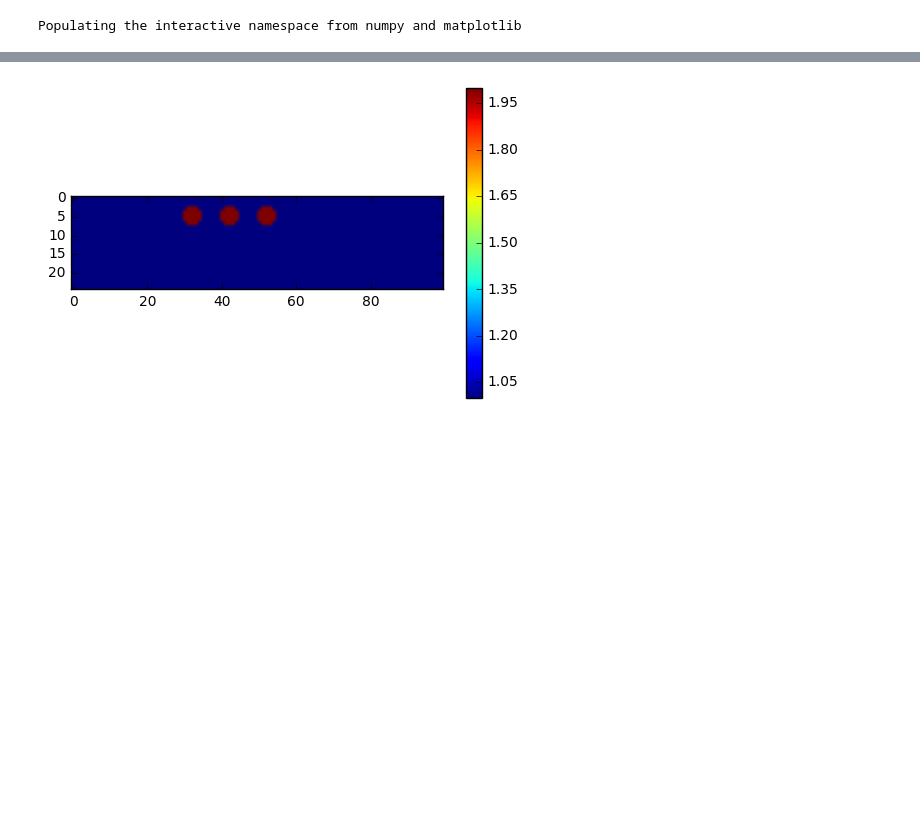
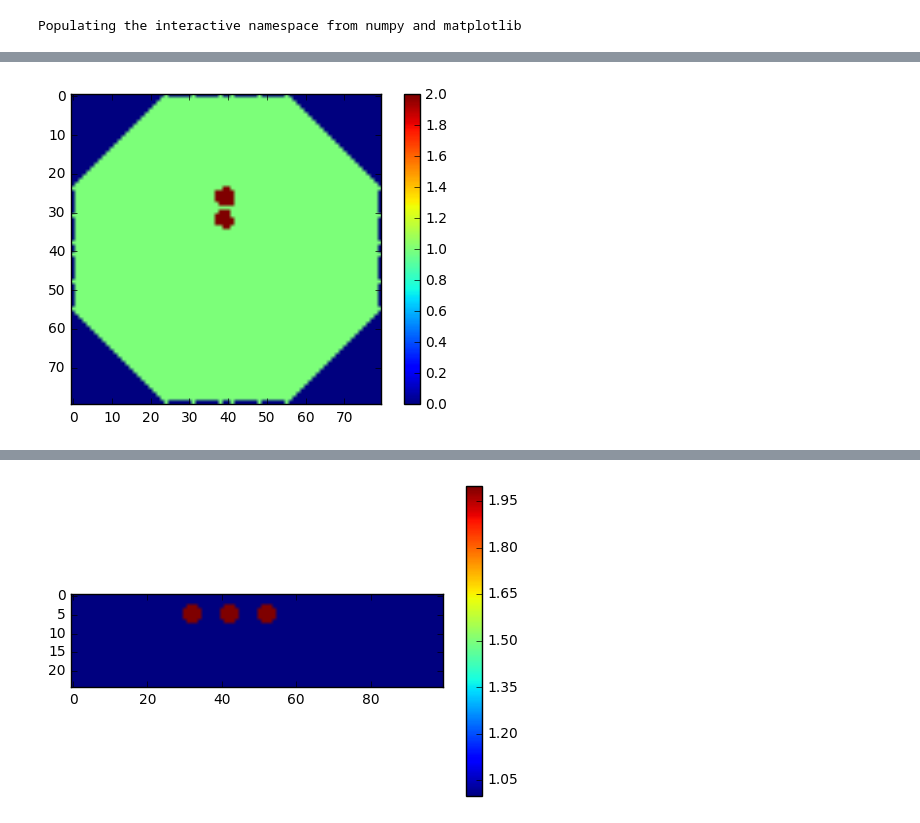
Before and after one commit to nicocarbone/CUDAMCFL, a Jupyter notebook: Bulk_descriptor_creator.ipynb, the cells around one changed output, grey strips where cells are left out. Cells and saved outputs as stored; diff of their text form; code cells hidden in the pictures; blank space fills up the shorter version.

```diff
--- a/Bulk_descriptor_creator.ipynb
+++ b/Bulk_descriptor_creator.ipynb
@@ -99,5 +100,13 @@ def addYZCyl (mat3d, bulk_size, cyl_pos, cyl_r, cyl_x, desc):
                     mat3d[x,y,z] = desc
                     voxel_inside += 1
     print(voxel_inside, mat3d.size)
+# %%
+def XYRotate (inMatrix, angle):
+    size_z = inMatrix.shape[2]
+    rotMatrix = inMatrix
+    for z_depth in range(size_z):
+         rotMatrix[:,:,z_depth] = ndimage.rotate(inMatrix[:,:,z_depth], angle, reshape=False, order=0, cval=1)
+    rotMatrix=np.ceil(rotMatrix)
+    return rotMatrix
 # %%
 # 3D bulk size info
@@ -135,3 +145,10 @@ cbar = plt.colorbar()
+# %%
+bulk3dRot = XYRotate(bulk3d, 45)
+
+plt.imshow(bulk3dRot[:,:,5].T)
+cbar = plt.colorbar()
+# %% [output]
+[figure, added]
 # %%
 # Add cylinders
 
```
Also changed, not shown: parts of 12 cells of this notebook.
